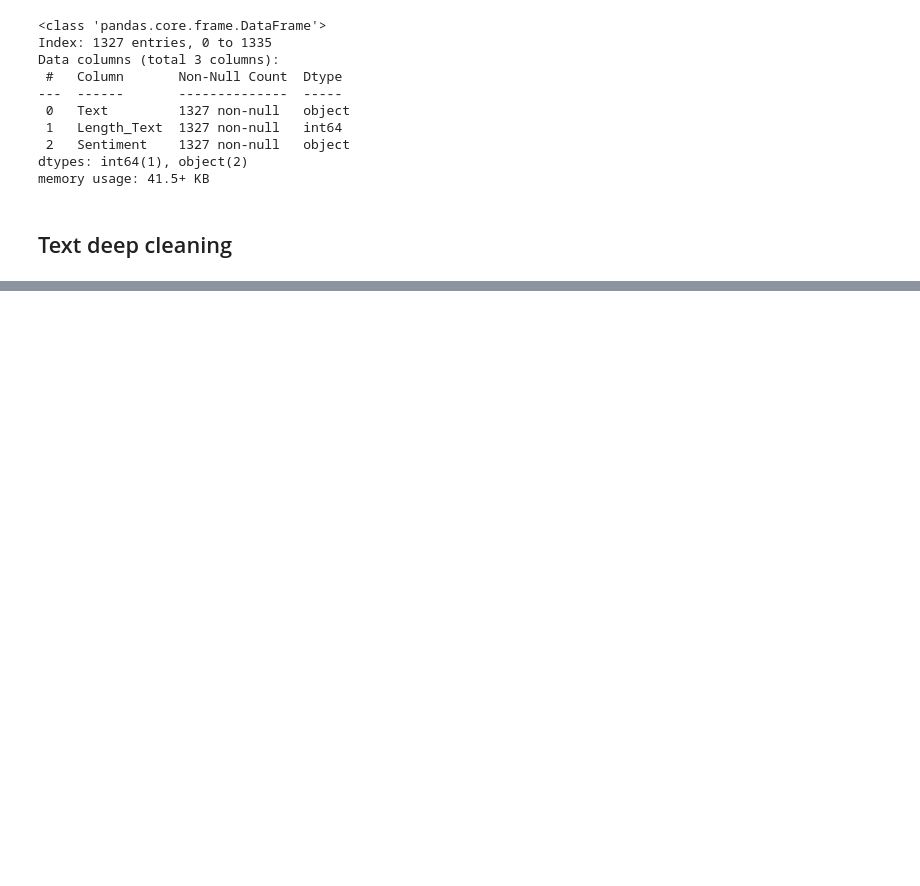
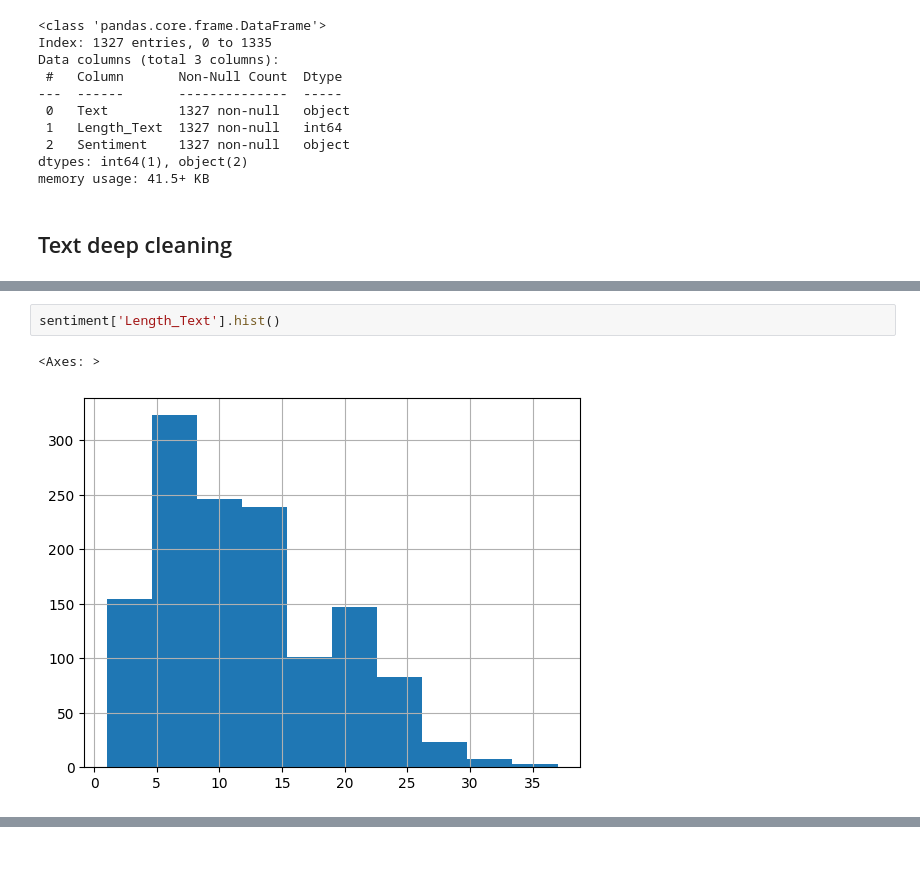
Before and after one commit to Hadoroo/ProjekAkhirNLP, a Jupyter notebook: ProjekAkhirNLP.ipynb, the cells around one changed output, grey strips where cells are left out. Saved outputs shown, nothing was run; the diff lists cells and outputs as text; blank space fills up the shorter version.

```diff
--- a/ProjekAkhirNLP.ipynb
+++ b/ProjekAkhirNLP.ipynb
@@ -250 +257,6 @@ train.head()
 | 4 | wakanda no more indonesia forever... | 6 | Neutral |
+# %%
+sentiment['Length_Text'].hist()
+# %% [output]
+<Axes: >
+[figure, added]
```
Also changed, not shown: parts of 33 cells of this notebook.
